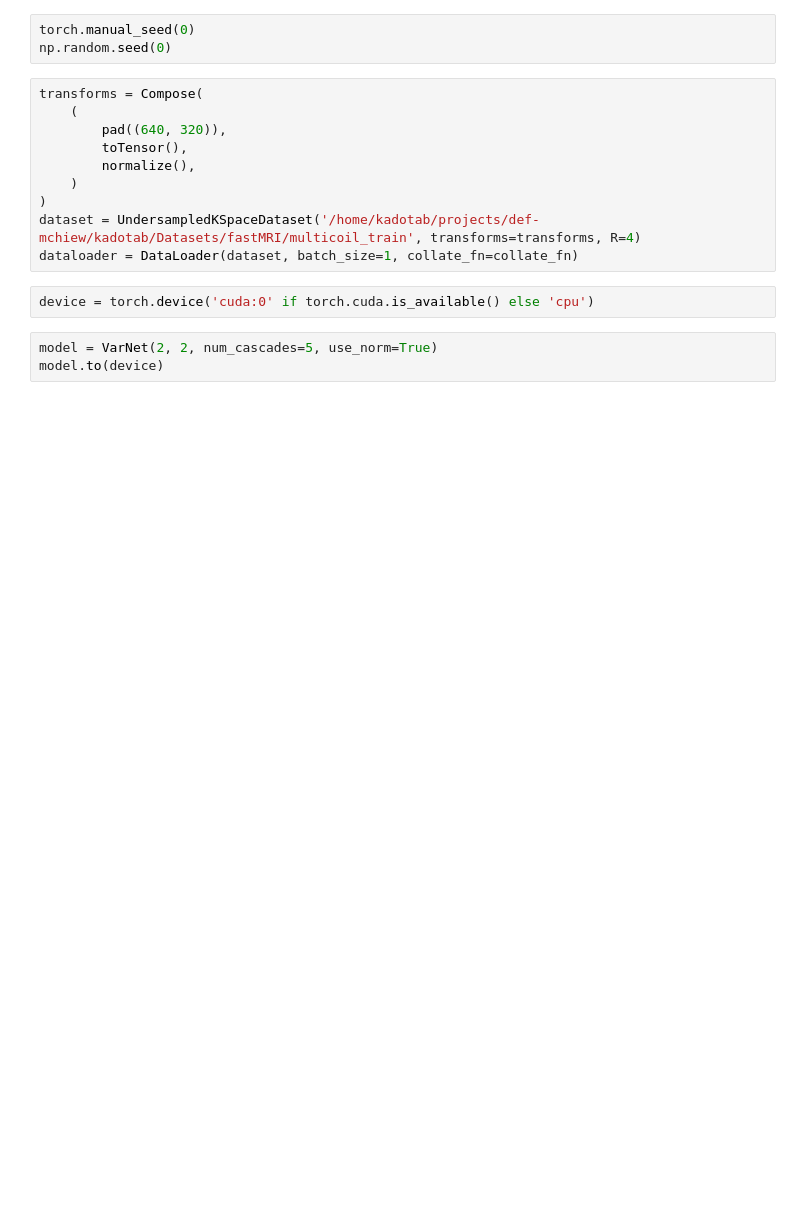
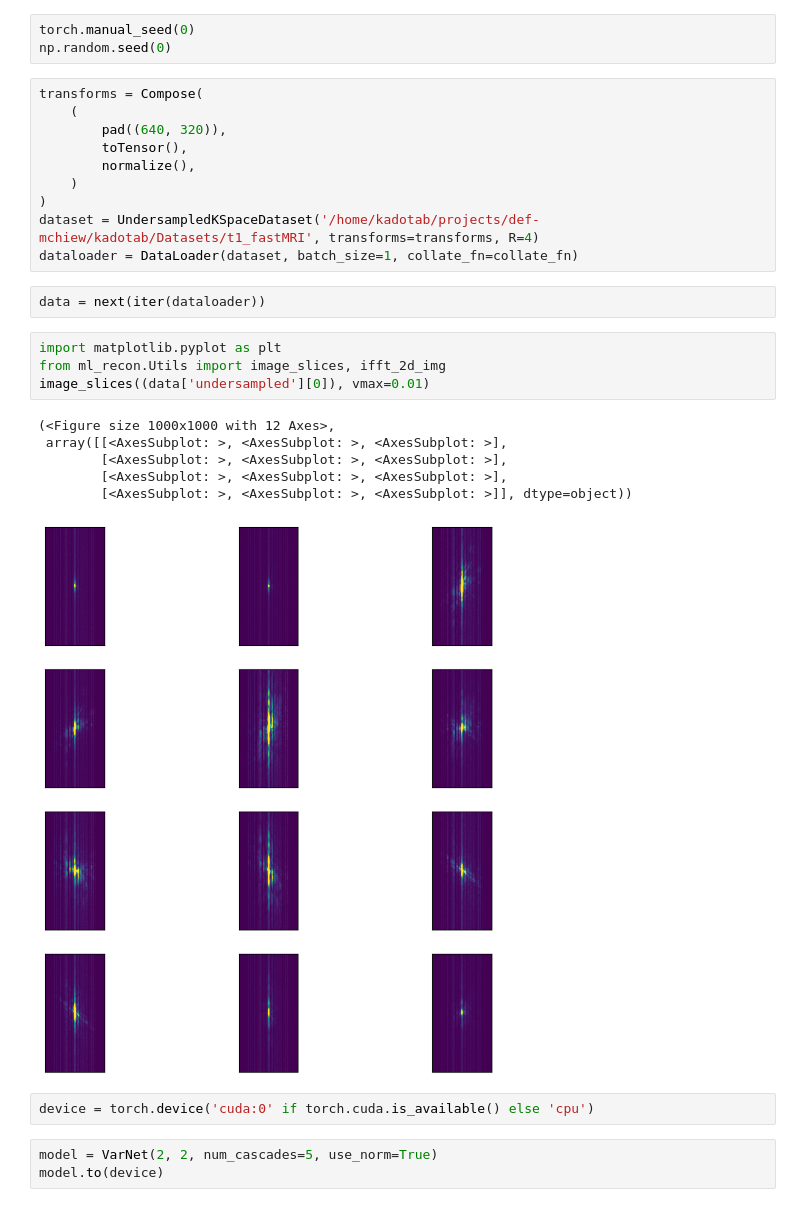
Before and after one commit to brendo-k/mri_machine_learning_reconstruction, a Jupyter notebook: train_varnet.ipynb, the cells around one changed output. Drawn from its saved outputs; the diff is of its cells as text; blank space fills up the shorter version.

```diff
--- a/train_varnet.ipynb
+++ b/train_varnet.ipynb
@@ -22,8 +22,21 @@ transforms = Compose(
         normalize(),
     )
 )
-dataset = UndersampledKSpaceDataset('/home/kadotab/projects/def-mchiew/kadotab/Datasets/fastMRI/multicoil_train', transforms=transforms, R=4)
+dataset = UndersampledKSpaceDataset('/home/kadotab/projects/def-mchiew/kadotab/Datasets/t1_fastMRI', transforms=transforms, R=4)
 dataloader = DataLoader(dataset, batch_size=1, collate_fn=collate_fn)
+# %%
+data = next(iter(dataloader))
+# %%
+import matplotlib.pyplot as plt
+from ml_recon.Utils import image_slices, ifft_2d_img
+image_slices((data['undersampled'][0]), vmax=0.01)
+# %% [output]
+(<Figure size 1000x1000 with 12 Axes>,
+ array([[<AxesSubplot: >, <AxesSubplot: >, <AxesSubplot: >],
+        [<AxesSubplot: >, <AxesSubplot: >, <AxesSubplot: >],
+        [<AxesSubplot: >, <AxesSubplot: >, <AxesSubplot: >],
+        [<AxesSubplot: >, <AxesSubplot: >, <AxesSubplot: >]], dtype=object))
+[figure, added]
 # %%
 device = torch.device('cuda:0' if torch.cuda.is_available() else 'cpu')
 # %%
```
Also changed, not shown: parts of 5 cells of this notebook, 14 other files.
